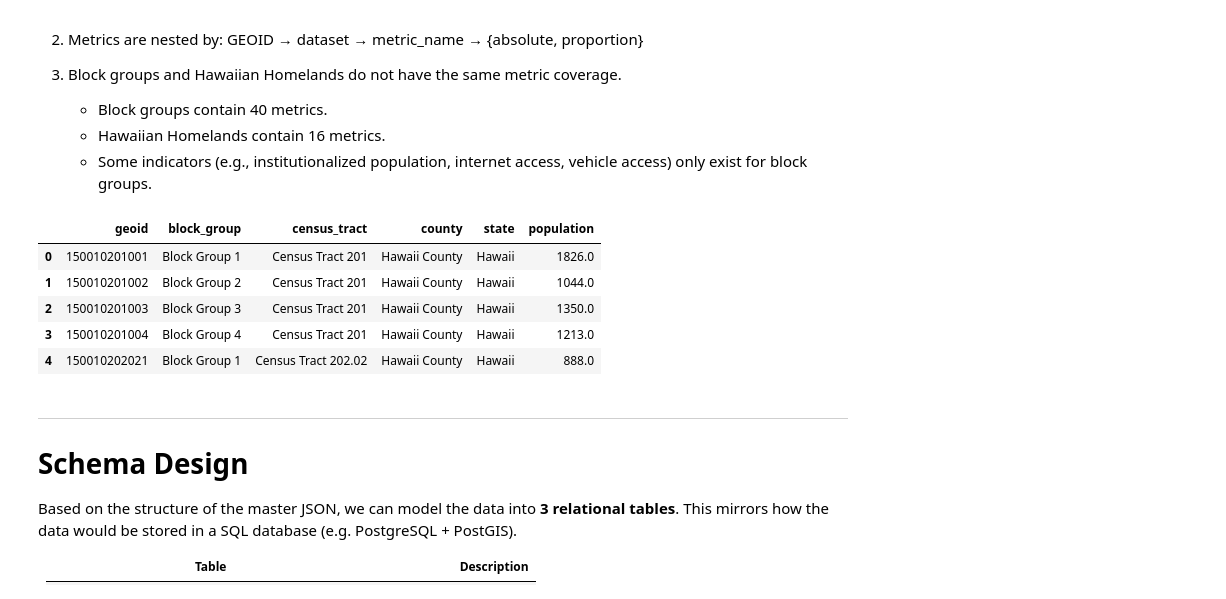
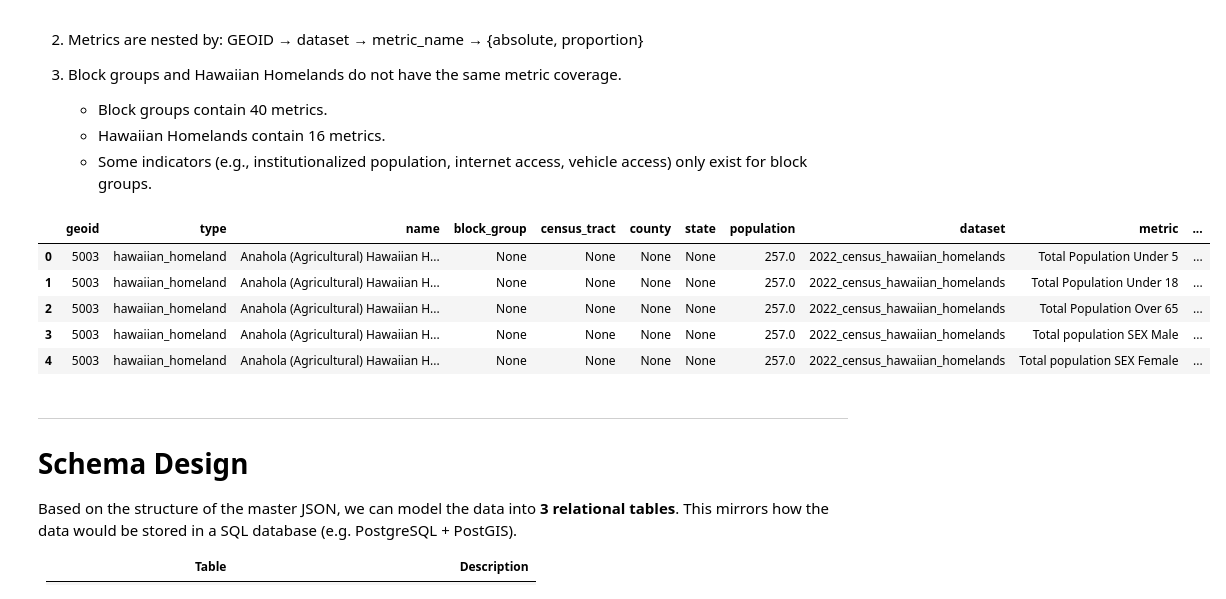
Before and after one commit to UH-CI/ccsvi-dashboard, a Jupyter notebook: notebooks/data_modeling.ipynb, the cells around one changed output. Cells and saved outputs as stored; diff of their text form; code cells hidden in the pictures.

Commit message:
Update data_modeling.ipynb
connected to database

```diff
--- a/notebooks/data_modeling.ipynb
+++ b/notebooks/data_modeling.ipynb
@@ -140,23 +140,23 @@ Metrics only in Hawaiian Homelands: 16
 # %%
 # Exploring a schema design
 df_geo = (
     df_long[df_long["type"] == "block_group"]
     [["geoid", "block_group", "census_tract", "county", "state", "population"]]
     .drop_duplicates()
     .reset_index(drop=True)
 )
 
 df_geo.head()
-df_geo = pd.DataFrame(geo_rows)
+df_geo = pd.DataFrame(rows)
 
 df_geo.head()
 # %% [output]
-|  | geoid | block_group | census_tract | county | state | population |
-| 0 | 150010201001 | Block Group 1 | Census Tract 201 | Hawaii County | Hawaii | 1826.0 |
-| 1 | 150010201002 | Block Group 2 | Census Tract 201 | Hawaii County | Hawaii | 1044.0 |
-| 2 | 150010201003 | Block Group 3 | Census Tract 201 | Hawaii County | Hawaii | 1350.0 |
-| 3 | 150010201004 | Block Group 4 | Census Tract 201 | Hawaii County | Hawaii | 1213.0 |
-| 4 | 150010202021 | Block Group 1 | Census Tract 202.02 | Hawaii County | Hawaii | 888.0 |
+|  | geoid | type | name | block_group | census_tract | county | state | population | dataset | metric | ... |
+| 0 | 5003 | hawaiian_homeland | Anahola (Agricultural) Hawaiian H... | None | None | None | None | 257.0 | 2022_census_hawaiian_homelands | Total Population Under 5 | ... |
+| 1 | 5003 | hawaiian_homeland | Anahola (Agricultural) Hawaiian H... | None | None | None | None | 257.0 | 2022_census_hawaiian_homelands | Total Population Under 18 | ... |
+| 2 | 5003 | hawaiian_homeland | Anahola (Agricultural) Hawaiian H... | None | None | None | None | 257.0 | 2022_census_hawaiian_homelands | Total Population Over 65 | ... |
+| 3 | 5003 | hawaiian_homeland | Anahola (Agricultural) Hawaiian H... | None | None | None | None | 257.0 | 2022_census_hawaiian_homelands | Total population SEX Male | ... |
+| 4 | 5003 | hawaiian_homeland | Anahola (Agricultural) Hawaiian H... | None | None | None | None | 257.0 | 2022_census_hawaiian_homelands | Total population SEX Female | ... |
 # %% [markdown]
 ---
 # Schema Design
```
Also changed, not shown: parts of 9 cells of this notebook.
